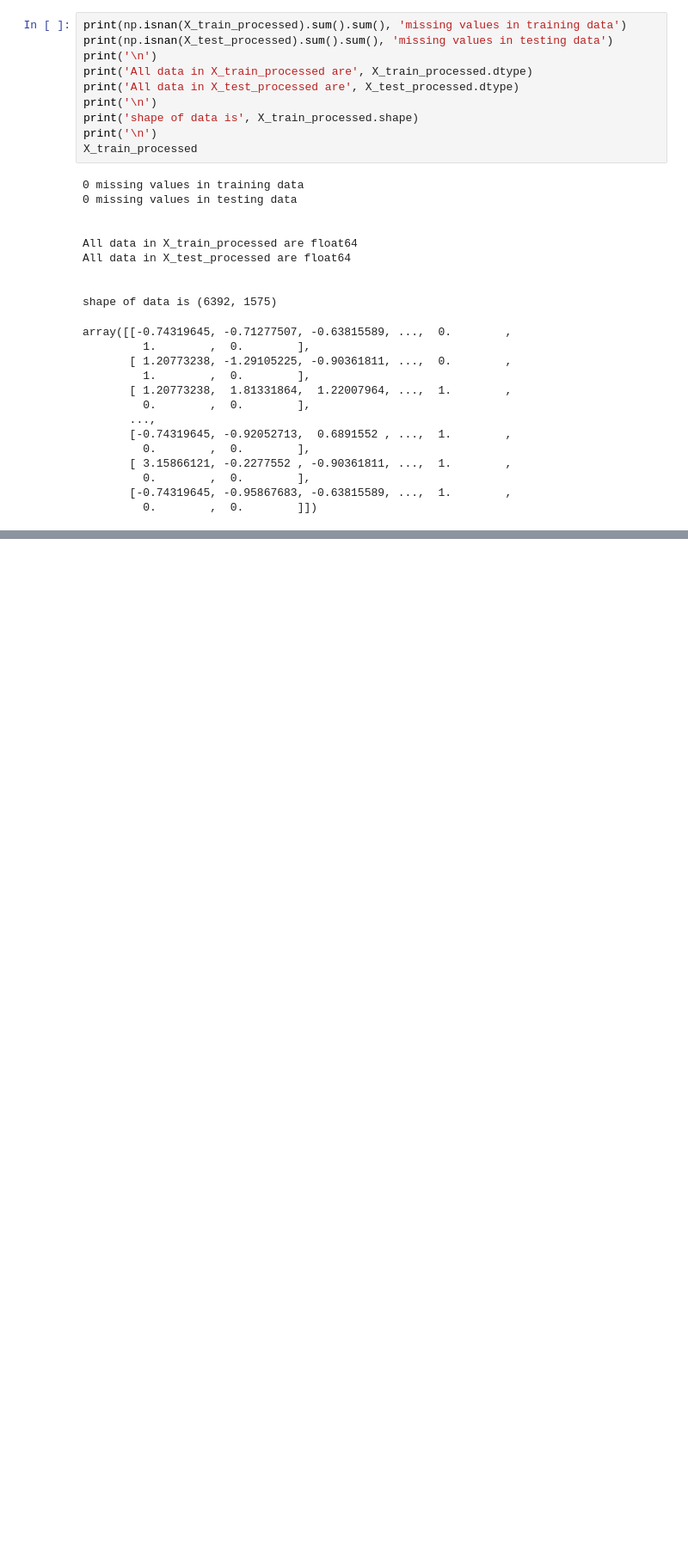
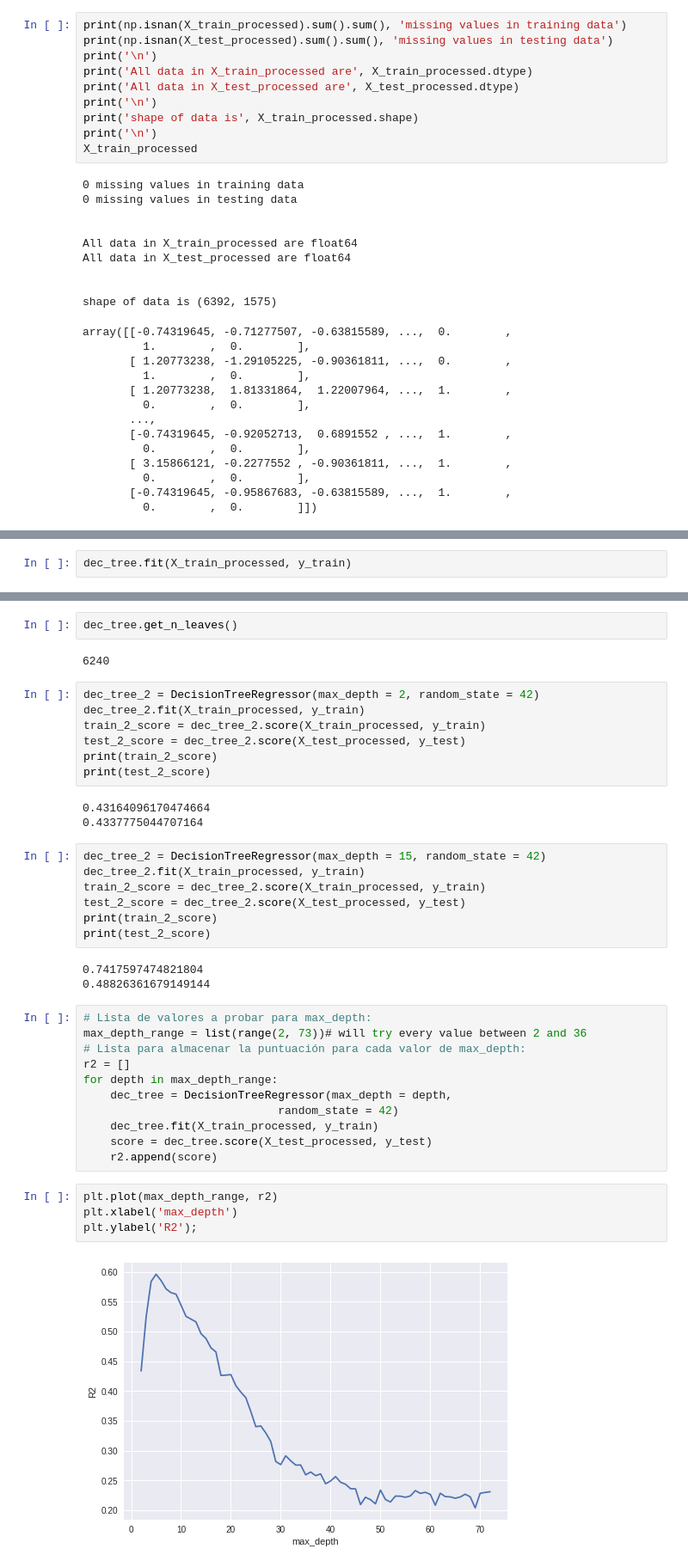
Before and after one commit to SamuelCdna/-predicciones-de-ventas-alimenticias-, a Jupyter notebook: predicciones_de_ventas_alimenticias.ipynb, the cells around one changed output, grey strips where cells are left out. Shown at 86% size. Cells and saved outputs as stored; diff of their text form; blank space fills up the shorter version.

```diff
--- a/predicciones_de_ventas_alimenticias.ipynb
+++ b/predicciones_de_ventas_alimenticias.ipynb
@@ -489,0 +533,2 @@ array([[-0.74319645, -0.71277507, -0.63815589, ...,  0.        ,
+# %%
+dec_tree.fit(X_train_processed, y_train)
@@ -489,0 +567,41 @@ array([[-0.74319645, -0.71277507, -0.63815589, ...,  0.        ,
+# %%
+dec_tree.get_n_leaves()
+# %% [output]
+6240
+# %%
+dec_tree_2 = DecisionTreeRegressor(max_depth = 2, random_state = 42)
+dec_tree_2.fit(X_train_processed, y_train)
+train_2_score = dec_tree_2.score(X_train_processed, y_train)
+test_2_score = dec_tree_2.score(X_test_processed, y_test)
+print(train_2_score)
+print(test_2_score)
+# %% [output]
+0.43164096170474664
+0.4337775044707164
+# %%
+dec_tree_2 = DecisionTreeRegressor(max_depth = 15, random_state = 42)
+dec_tree_2.fit(X_train_processed, y_train)
+train_2_score = dec_tree_2.score(X_train_processed, y_train)
+test_2_score = dec_tree_2.score(X_test_processed, y_test)
+print(train_2_score)
+print(test_2_score)
+# %% [output]
+0.7417597474821804
+0.48826361679149144
+# %%
+# Lista de valores a probar para max_depth:
+max_depth_range = list(range(2, 73))# will try every value between 2 and 36
+# Lista para almacenar la puntuación para cada valor de max_depth:
+r2 = []
+for depth in max_depth_range:
+    dec_tree = DecisionTreeRegressor(max_depth = depth,
+                             random_state = 42)
+    dec_tree.fit(X_train_processed, y_train)
+    score = dec_tree.score(X_test_processed, y_test)
+    r2.append(score)
+# %%
+plt.plot(max_depth_range, r2)
+plt.xlabel('max_depth')
+plt.ylabel('R2');
+# %% [output]
+[figure, added]
```
Also changed, not shown: parts of 22 cells of this notebook.
